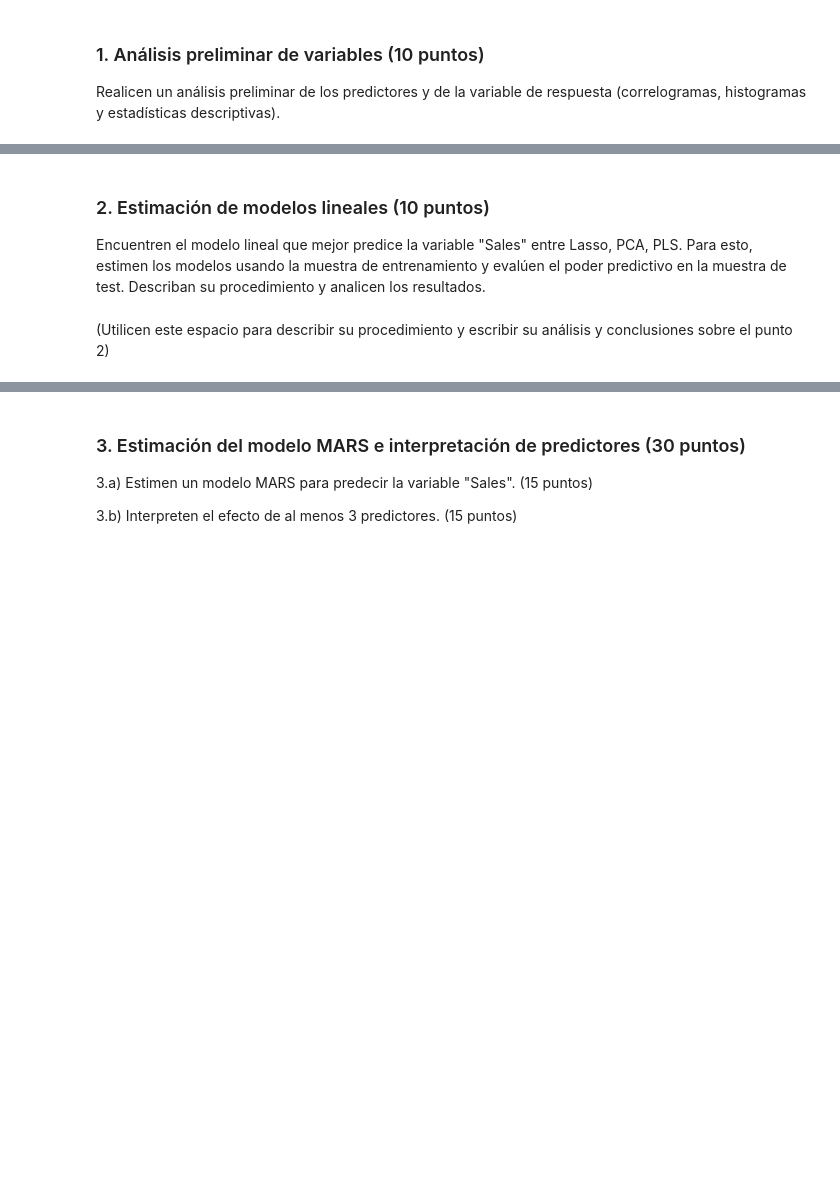
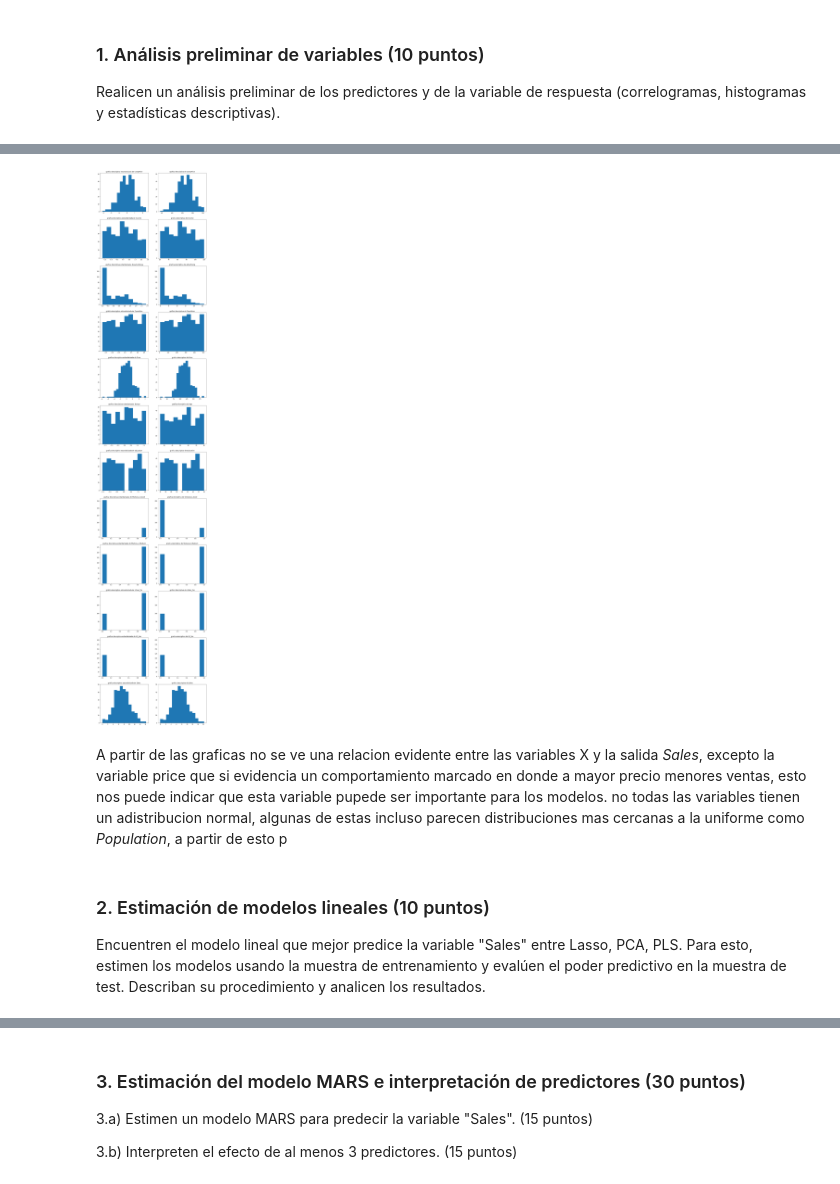
Before and after one commit to paulguz261/MIAD_20231_intro_machine_learning_grupal, a Jupyter notebook: week4/Caso implementación de modelos no lineales aditivos en un problema de regresión.ipynb, the cells around one changed output, grey strips where cells are left out. Cells and saved outputs as stored; diff of their text form; code cells hidden in the pictures; blank space fills up the shorter version.

```diff
--- a/week4/Caso implementación de modelos no lineales aditivos en un problema de regresión.ipynb
+++ b/week4/Caso implementación de modelos no lineales aditivos en un problema de regresión.ipynb
@@ -56,0 +179,3 @@ Realicen un análisis preliminar de los predictores y de la variable de respuest
+# %%
+XTrain = pd.get_dummies(XTrain, columns=['ShelveLoc','Urban','US'], drop_first = True)
+XTest = pd.get_dummies(XTest, columns=['ShelveLoc','Urban','US'], drop_first = True)
@@ -57,3 +186,34 @@ Realicen un análisis preliminar de los predictores y de la variable de respuest
+# %%
+cols_escala = ['CompPrice', 'Income', 'Advertising', 'Population', 'Price', 'Age', 'Education']
+scaler = StandardScaler(with_mean=True, with_std=True)
+scaler.fit(XTrain[cols_escala])
+
+XTrain_escalado = XTrain.copy()
+XTest_escalado = XTest.copy()
+XTrain_escalado[cols_escala] = scaler.transform(XTrain[cols_escala])
+XTest_escalado[cols_escala] = scaler.transform(XTest[cols_escala])
+# %%
+desc_df = pd.concat([XTrain,yTrain],axis=1)
+desc_df2 = pd.concat([pd.DataFrame(XTrain_escalado, columns = XTrain.columns, index = XTrain.index),yTrain],axis=1)
+
+
+fig1 ,axes1 = plt.subplots(nrows=len(desc_df2.columns),ncols=2, figsize=(15, 80))
+
+axs1 = axes1.flatten()
+
+for i, c in enumerate(desc_df.columns):
+    axs1[2*i].hist(desc_df2[c], bins='auto')
+    axs1[2*i].set_title("grafica descriptiva estandarizada de {}".format(c))
+
+    axs1[2*i+1].hist(desc_df[c], bins='auto')
+    axs1[2*i+1].set_title("grafica descriptiva de {}".format(c))
+
+fig1.show()
+# %% [output]
+[figure, added]
+# %% [markdown]
+A partir de las graficas no se ve una relacion evidente entre las variables X y la salida *Sales*, excepto la variable price que si evidencia un comportamiento marcado en donde a mayor precio menores ventas, esto nos puede indicar que esta variable pupede ser importante para los modelos.
+no todas las variables tienen un adistribucion normal, algunas de estas incluso parecen distribuciones mas cercanas a la uniforme como *Population*, a partir de esto p
 # %% [markdown]
 ### 2. Estimación de modelos lineales  (10 puntos)
 Encuentren el modelo lineal que mejor predice la variable "Sales" entre Lasso, PCA, PLS. Para esto, estimen los modelos usando la muestra de entrenamiento y evalúen el poder predictivo en la muestra de test. Describan su procedimiento y analicen los resultados.
@@ -62,2 +219,0 @@ Encuentren el modelo lineal que mejor predice la variable "Sales" entre Lasso, P
-# %% [markdown]
-(Utilicen este espacio para describir su procedimiento y escribir su análisis y conclusiones sobre el punto 2)
```
Also changed, not shown: parts of 58 cells of this notebook, 3 other files.
